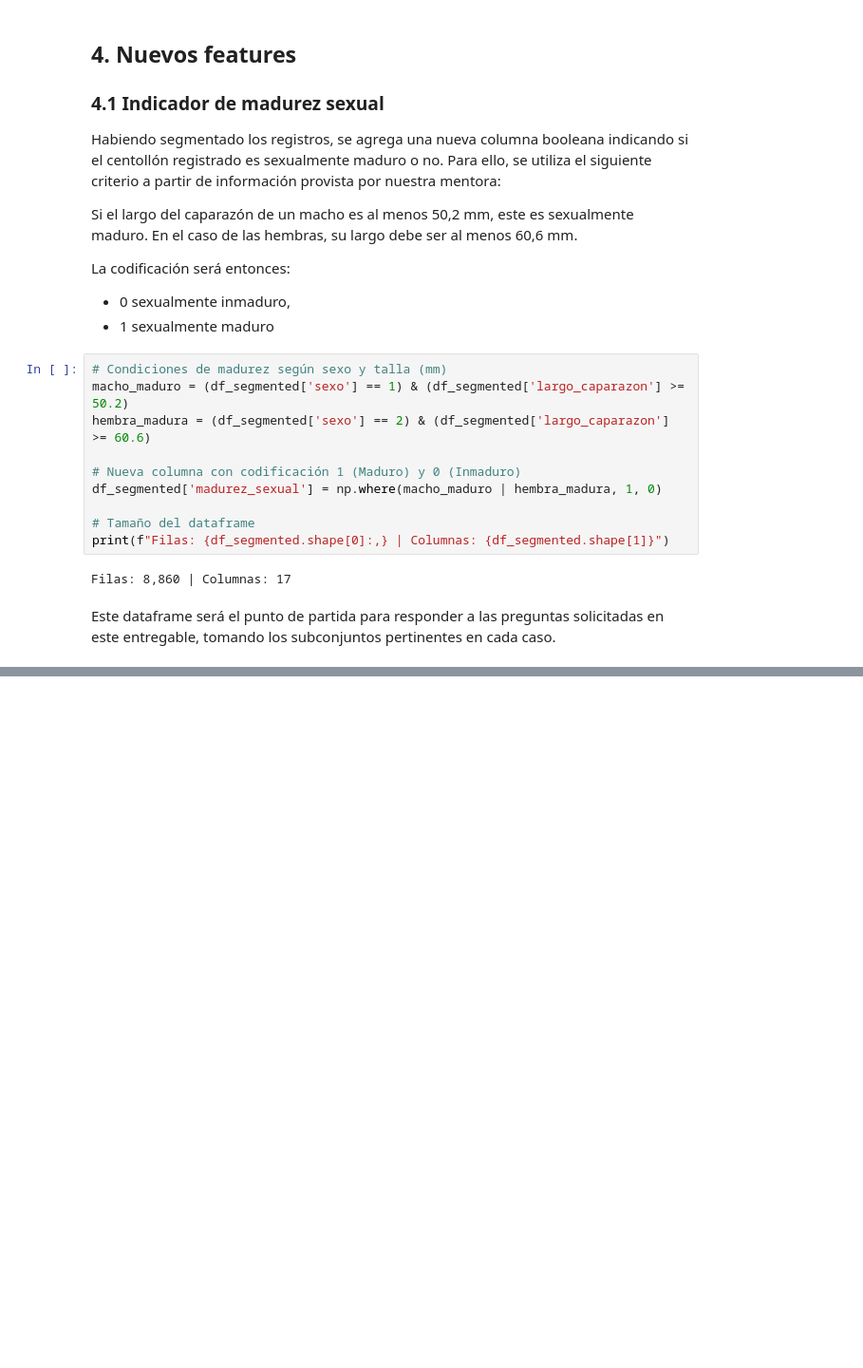
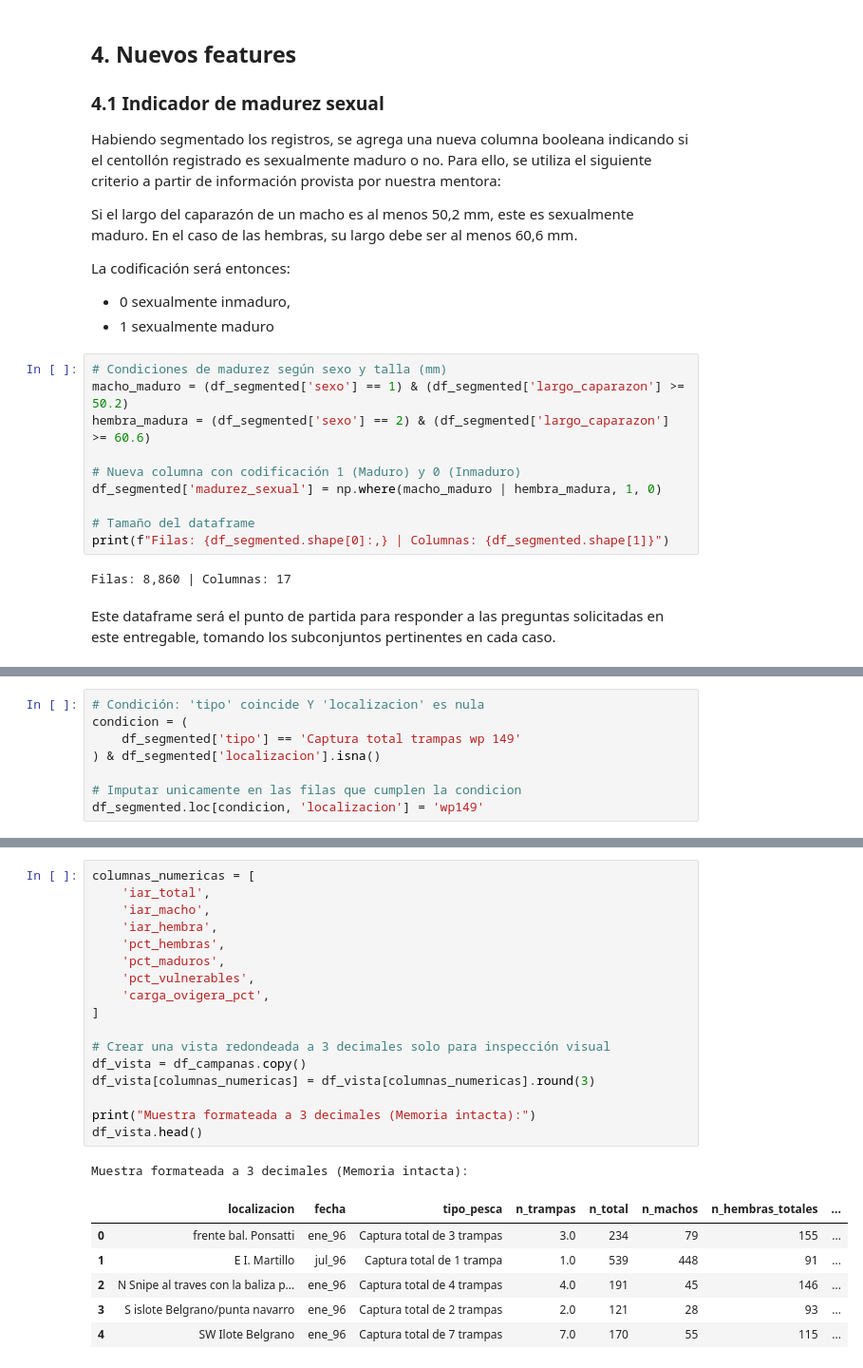
Before and after one commit to Mariano-ds/centollas2026, a Jupyter notebook: mariano/mariano_tp3.ipynb, the cells around one changed output, grey strips where cells are left out. Shown at 95% size. Drawn from its saved outputs; the diff is of its cells as text; blank space fills up the shorter version.

```diff
--- a/mariano/mariano_tp3.ipynb
+++ b/mariano/mariano_tp3.ipynb
@@ -1889,0 +318,8 @@ Es notable que, en las temporadas donde aparecen localizaciones "verdes" (jul_97
+# %%
+# Condición: 'tipo' coincide Y 'localizacion' es nula
+condicion = (
+    df_segmented['tipo'] == 'Captura total trampas wp 149'
+) & df_segmented['localizacion'].isna()
+
+# Imputar unicamente en las filas que cumplen la condicion
+df_segmented.loc[condicion, 'localizacion'] = 'wp149'
@@ -1889,0 +457,25 @@ Es notable que, en las temporadas donde aparecen localizaciones "verdes" (jul_97
+# %%
+columnas_numericas = [
+    'iar_total',
+    'iar_macho',
+    'iar_hembra',
+    'pct_hembras',
+    'pct_maduros',
+    'pct_vulnerables',
+    'carga_ovigera_pct',
+]
+
+# Crear una vista redondeada a 3 decimales solo para inspección visual
+df_vista = df_campanas.copy()
+df_vista[columnas_numericas] = df_vista[columnas_numericas].round(3)
+
+print("Muestra formateada a 3 decimales (Memoria intacta):")
+df_vista.head()
+# %% [output]
+Muestra formateada a 3 decimales (Memoria intacta):
+|  | localizacion | fecha | tipo_pesca | n_trampas | n_total | n_machos | n_hembras_totales | ... |
+| 0 | frente bal. Ponsatti | ene_96 | Captura total de 3 trampas | 3.0 | 234 | 79 | 155 | ... |
+| 1 | E I. Martillo | jul_96 | Captura total de 1 trampa | 1.0 | 539 | 448 | 91 | ... |
+| 2 | N Snipe al traves con la baliza p... | ene_96 | Captura total de 4 trampas | 4.0 | 191 | 45 | 146 | ... |
+| 3 | S islote Belgrano/punta navarro | ene_96 | Captura total de 2 trampas | 2.0 | 121 | 28 | 93 | ... |
+| 4 | SW Ilote Belgrano | ene_96 | Captura total de 7 trampas | 7.0 | 170 | 55 | 115 | ... |
```
Also changed, not shown: parts of 92 cells of this notebook.
